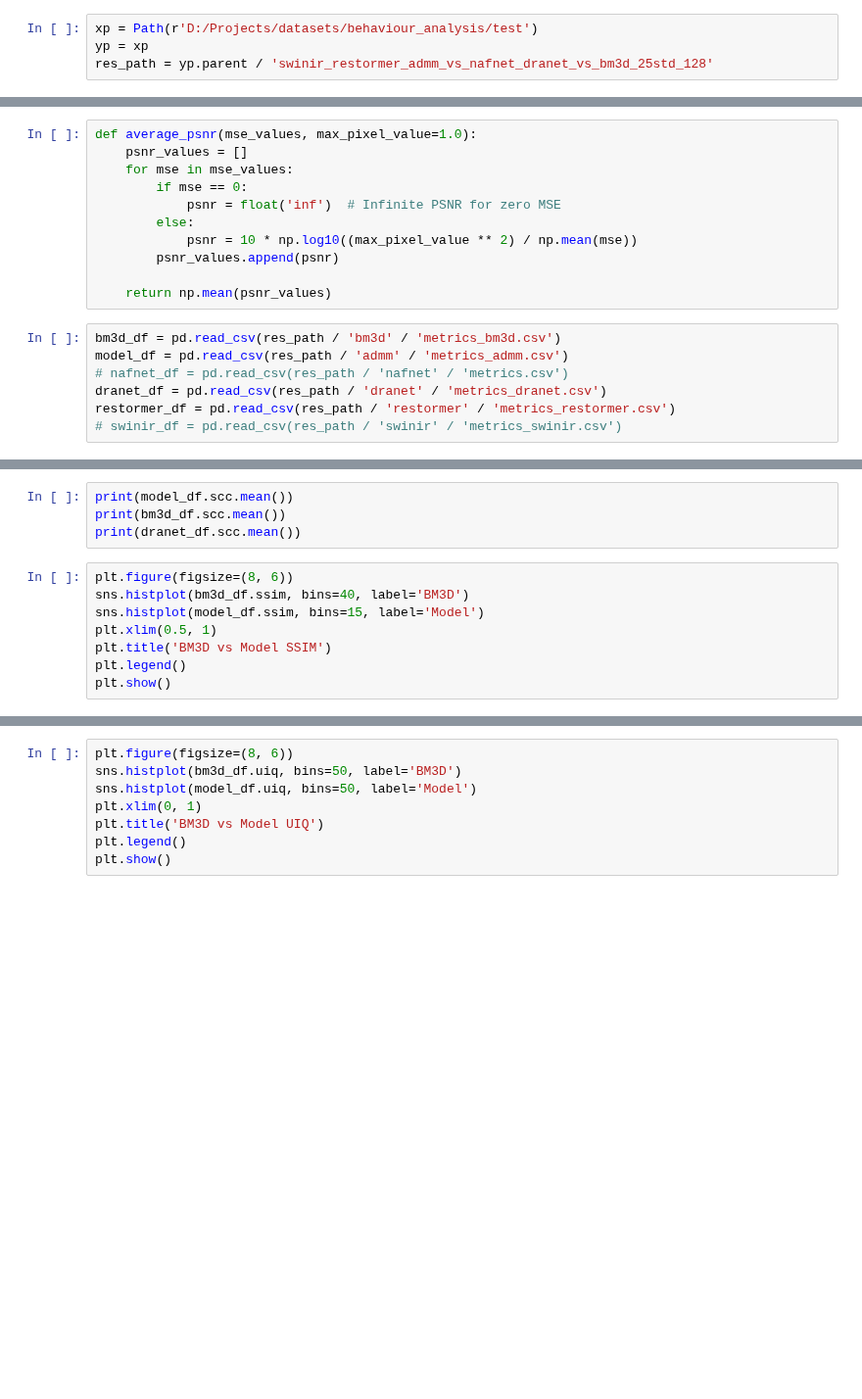
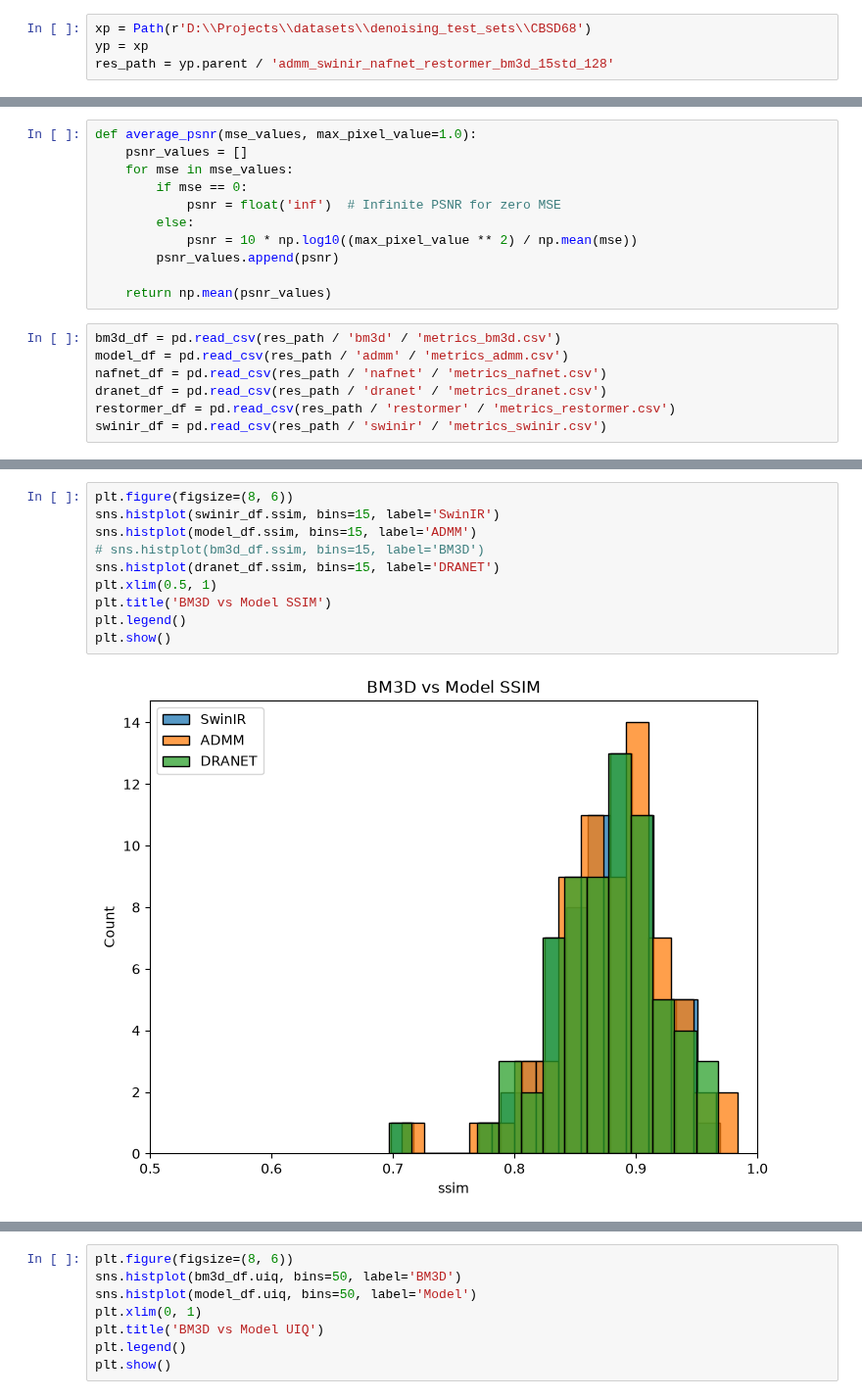
Before and after one commit to georgegrosu1/torch-admm-deconv, a Jupyter notebook: notebooks/eval_algs.ipynb, the cells around one changed output, grey strips where cells are left out. Shown at 98% size. Cells and saved outputs as stored; diff of their text form; blank space fills up the shorter version.

Commit message:
feat: improved models build

```diff
--- a/notebooks/eval_algs.ipynb
+++ b/notebooks/eval_algs.ipynb
@@ -226,9 +226,9 @@ def eval_models(dataloader: DataLoader, save_results_path: Path):
 im_shape = (128,128)
 min_std, max_std = 25, 26
 # %%
-xp = Path(r'D:/Projects/datasets/behaviour_analysis/test')
+xp = Path(r'D:\\Projects\\datasets\\denoising_test_sets\\CBSD68')
 yp = xp
-res_path = yp.parent / 'swinir_restormer_admm_vs_nafnet_dranet_vs_bm3d_25std_128'
+res_path = yp.parent / 'admm_swinir_nafnet_restormer_bm3d_15std_128'
 # %%
 res_path.mkdir(exist_ok=True)
 imd = ImageDataset(xp, yp, transforms=[RandCrop(im_shape), Scale(), AddAWGN(std_range=(min_std, max_std), both=False)])
@@ -251,10 +251,10 @@ def average_psnr(mse_values, max_pixel_value=1.0):
 # %%
 bm3d_df = pd.read_csv(res_path / 'bm3d' / 'metrics_bm3d.csv')
 model_df = pd.read_csv(res_path / 'admm' / 'metrics_admm.csv')
-# nafnet_df = pd.read_csv(res_path / 'nafnet' / 'metrics.csv')
+nafnet_df = pd.read_csv(res_path / 'nafnet' / 'metrics_nafnet.csv')
 dranet_df = pd.read_csv(res_path / 'dranet' / 'metrics_dranet.csv')
 restormer_df = pd.read_csv(res_path / 'restormer' / 'metrics_restormer.csv')
-# swinir_df = pd.read_csv(res_path / 'swinir' / 'metrics_swinir.csv')
+swinir_df = pd.read_csv(res_path / 'swinir' / 'metrics_swinir.csv')
 # %%
 print(model_df.ssim.mean())
 print(bm3d_df.ssim.mean())
@@ -275,14 +312,14 @@ print(dranet_df.uiq.mean())
-# %%
-print(model_df.scc.mean())
-print(bm3d_df.scc.mean())
-print(dranet_df.scc.mean())
 # %%
 plt.figure(figsize=(8, 6))
-sns.histplot(bm3d_df.ssim, bins=40, label='BM3D')
-sns.histplot(model_df.ssim, bins=15, label='Model')
+sns.histplot(swinir_df.ssim, bins=15, label='SwinIR')
+sns.histplot(model_df.ssim, bins=15, label='ADMM')
+# sns.histplot(bm3d_df.ssim, bins=15, label='BM3D')
+sns.histplot(dranet_df.ssim, bins=15, label='DRANET')
 plt.xlim(0.5, 1)
 plt.title('BM3D vs Model SSIM')
 plt.legend()
 plt.show()
+# %% [output]
+[figure, added]
 # %%
 plt.figure(figsize=(8, 6))
```
Also changed, not shown: parts of 9 cells of this notebook, 5 other files.
